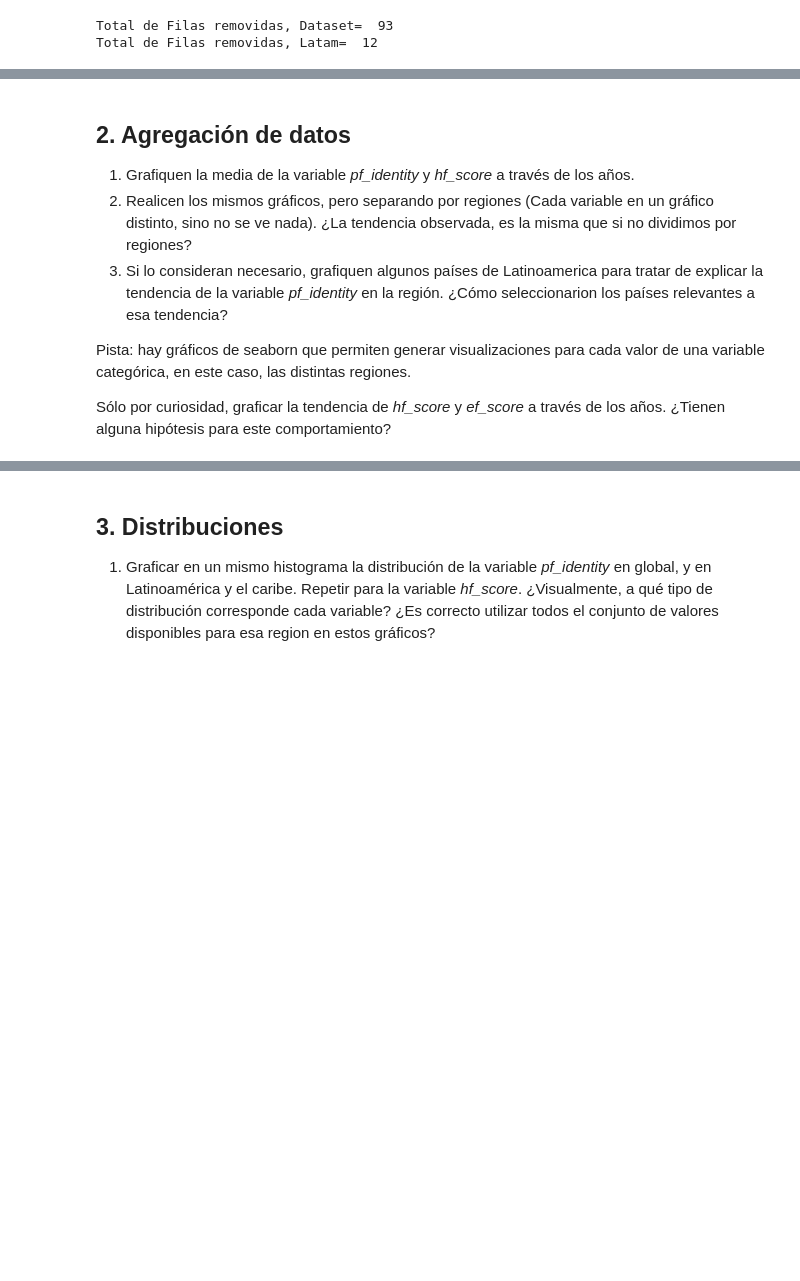
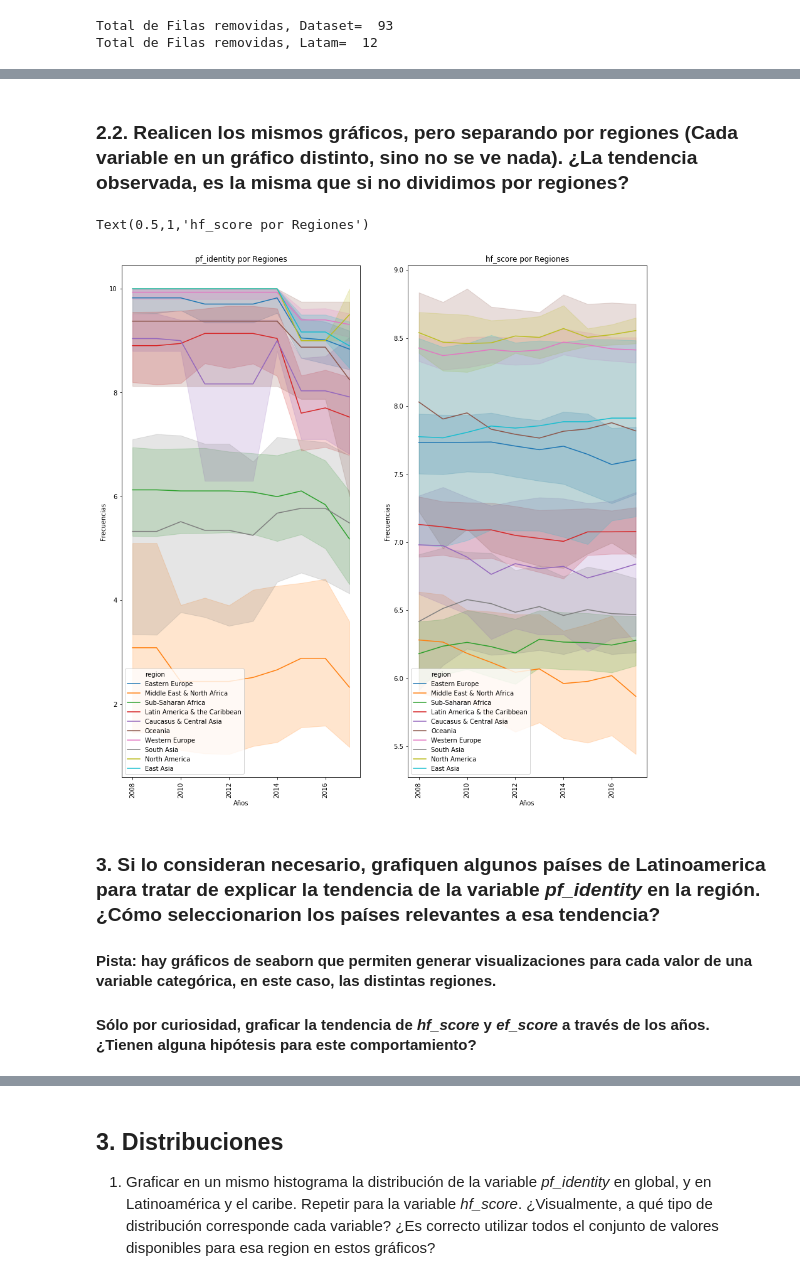
Before and after one commit to msoledadfernandez/DataScience_AnalisisyVisualizacion, a Jupyter notebook: practico.ipynb, the cells around one changed output, grey strips where cells are left out. Cells and saved outputs as stored; diff of their text form; code cells hidden in the pictures; blank space fills up the shorter version.

```diff
--- a/practico.ipynb
+++ b/practico.ipynb
@@ -404,10 +443,34 @@ Total de Filas removidas, Latam=  12
+# %% [markdown]
+### 2.2. Realicen los mismos gráficos, pero separando por regiones (Cada variable en un gráfico distinto, sino no se ve nada). ¿La tendencia observada, es la misma que si no dividimos por regiones?
+# %%
+import numpy as np
+import matplotlib.pyplot as plt
+
+plt.figure (figsize=(15,15))
+
+plt.subplot(121)
+p2= seaborn.lineplot(data=dataset_clean, x='year', y='pf_identity', hue='region', estimator=np.mean)
+plt.xticks(rotation=90);
+plt.xlabel('Años')
+plt.ylabel('Frecuencias')
+plt.title('pf_identity por Regiones')
+
+plt.subplot(122)
+p2= seaborn.lineplot(data=dataset_clean, x='year', y='hf_score', hue='region',estimator=np.mean)
+plt.xticks(rotation=90);
+plt.xlabel('Años')
+plt.ylabel('Frecuencias')
+plt.title('hf_score por Regiones')
+
+# Para hf_score la tendencia parece ser la misma dividiendo por regiones o analizando a nivel global.
+# Para pf_identity se observan algunas regiones con caidas más marcadas en el índice que otras.
+# Incluso para Norteamérica se aprecia que el índice ha subido en los últimos años.
+# %% [output]
+Text(0.5,1,'hf_score por Regiones')
+[figure, added]
 # %% [markdown]
-## 2. Agregación de datos
+### 3. Si lo consideran necesario, grafiquen algunos países de Latinoamerica para tratar de explicar la tendencia de la variable *pf_identity* en la región. ¿Cómo seleccionarion los países relevantes a esa tendencia?
 
-1. Grafiquen la media de la variable *pf_identity* y *hf_score* a través de los años.
-2. Realicen los mismos gráficos, pero separando por regiones (Cada variable en un gráfico distinto, sino no se ve nada). ¿La tendencia observada, es la misma que si no dividimos por regiones?
-3. Si lo consideran necesario, grafiquen algunos países de Latinoamerica para tratar de explicar la tendencia de la variable *pf_identity* en la región. ¿Cómo seleccionarion los países relevantes a esa tendencia?
+#### Pista: hay gráficos de seaborn que permiten generar visualizaciones para cada valor de una variable categórica, en este caso, las distintas regiones.
 
-Pista: hay gráficos de seaborn que permiten generar visualizaciones para cada valor de una variable categórica, en este caso, las distintas regiones.
-
-Sólo por curiosidad, graficar la tendencia de *hf_score* y *ef_score* a través de los años. ¿Tienen alguna hipótesis para este comportamiento?
+#### Sólo por curiosidad, graficar la tendencia de *hf_score* y *ef_score* a través de los años. ¿Tienen alguna hipótesis para este comportamiento?
```
Also changed, not shown: parts of 12 cells of this notebook.
